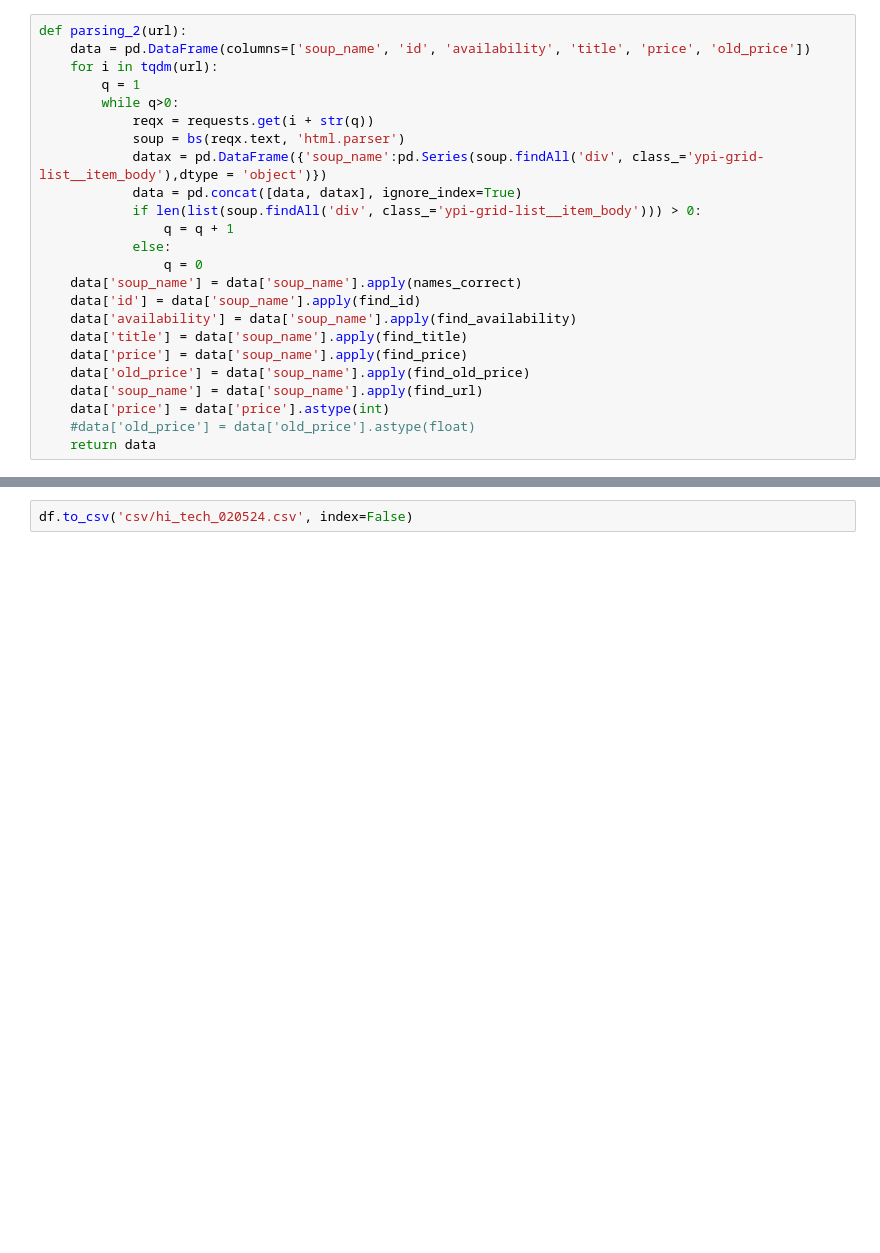
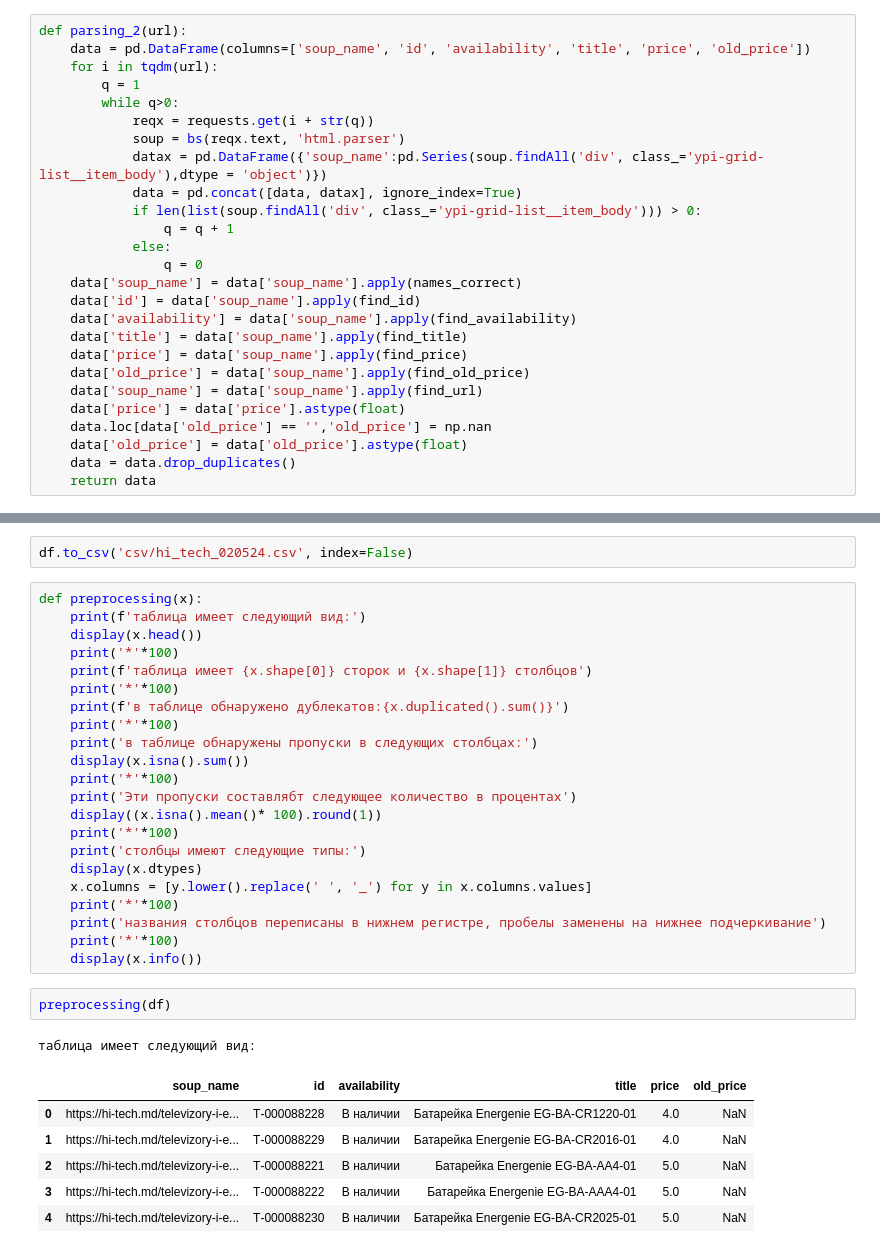
Before and after one commit to APolisakov/parsing, a Jupyter notebook: parsing.ipynb, the cells around one changed output, grey strips where cells are left out. Cells and saved outputs as stored; diff of their text form; blank space fills up the shorter version.

```diff
--- a/parsing.ipynb
+++ b/parsing.ipynb
@@ -150,6 +151,8 @@ def parsing_2(url):
     data['price'] = data['soup_name'].apply(find_price)
     data['old_price'] = data['soup_name'].apply(find_old_price)
     data['soup_name'] = data['soup_name'].apply(find_url)
-    data['price'] = data['price'].astype(int)
-    #data['old_price'] = data['old_price'].astype(float)
+    data['price'] = data['price'].astype(float)
+    data.loc[data['old_price'] == '','old_price'] = np.nan
+    data['old_price'] = data['old_price'].astype(float)
+    data = data.drop_duplicates()
     return data
@@ -193,2 +192,34 @@ df.loc[0,'soup_name']
 # %%
 df.to_csv('csv/hi_tech_020524.csv', index=False)
+# %%
+def preprocessing(x):
+    print(f'таблица имеет следующий вид:')
+    display(x.head())
+    print('*'*100)
+    print(f'таблица имеет {x.shape[0]} сторок и {x.shape[1]} столбцов')
+    print('*'*100)
+    print(f'в таблице обнаружено дублекатов:{x.duplicated().sum()}')
+    print('*'*100)
+    print('в таблице обнаружены пропуски в следующих столбцах:')
+    display(x.isna().sum())
+    print('*'*100)
+    print('Эти пропуски составлябт следующее количество в процентах')
+    display((x.isna().mean()* 100).round(1))
+    print('*'*100)
+    print('столбцы имеют следующие типы:')
+    display(x.dtypes)
+    x.columns = [y.lower().replace(' ', '_') for y in x.columns.values]
+    print('*'*100)
+    print('названия столбцов переписаны в нижнем регистре, пробелы заменены на нижнее подчеркивание')
+    print('*'*100)
+    display(x.info())
+# %%
+preprocessing(df)
+# %% [output]
+таблица имеет следующий вид:
+|  | soup_name | id | availability | title | price | old_price |
+| 0 | https://hi-tech.md/televizory-i-e... | Т-000088228 | В наличии | Батарейка Energenie EG-BA-CR1220-01 | 4.0 | NaN |
+| 1 | https://hi-tech.md/televizory-i-e... | Т-000088229 | В наличии | Батарейка Energenie EG-BA-CR2016-01 | 4.0 | NaN |
+| 2 | https://hi-tech.md/televizory-i-e... | Т-000088221 | В наличии | Батарейка Energenie EG-BA-AA4-01 | 5.0 | NaN |
+| 3 | https://hi-tech.md/televizory-i-e... | Т-000088222 | В наличии | Батарейка Energenie EG-BA-AAA4-01 | 5.0 | NaN |
+| 4 | https://hi-tech.md/televizory-i-e... | Т-000088230 | В наличии | Батарейка Energenie EG-BA-CR2025-01 | 5.0 | NaN |
```
Also changed, not shown: parts of 26 cells of this notebook.
